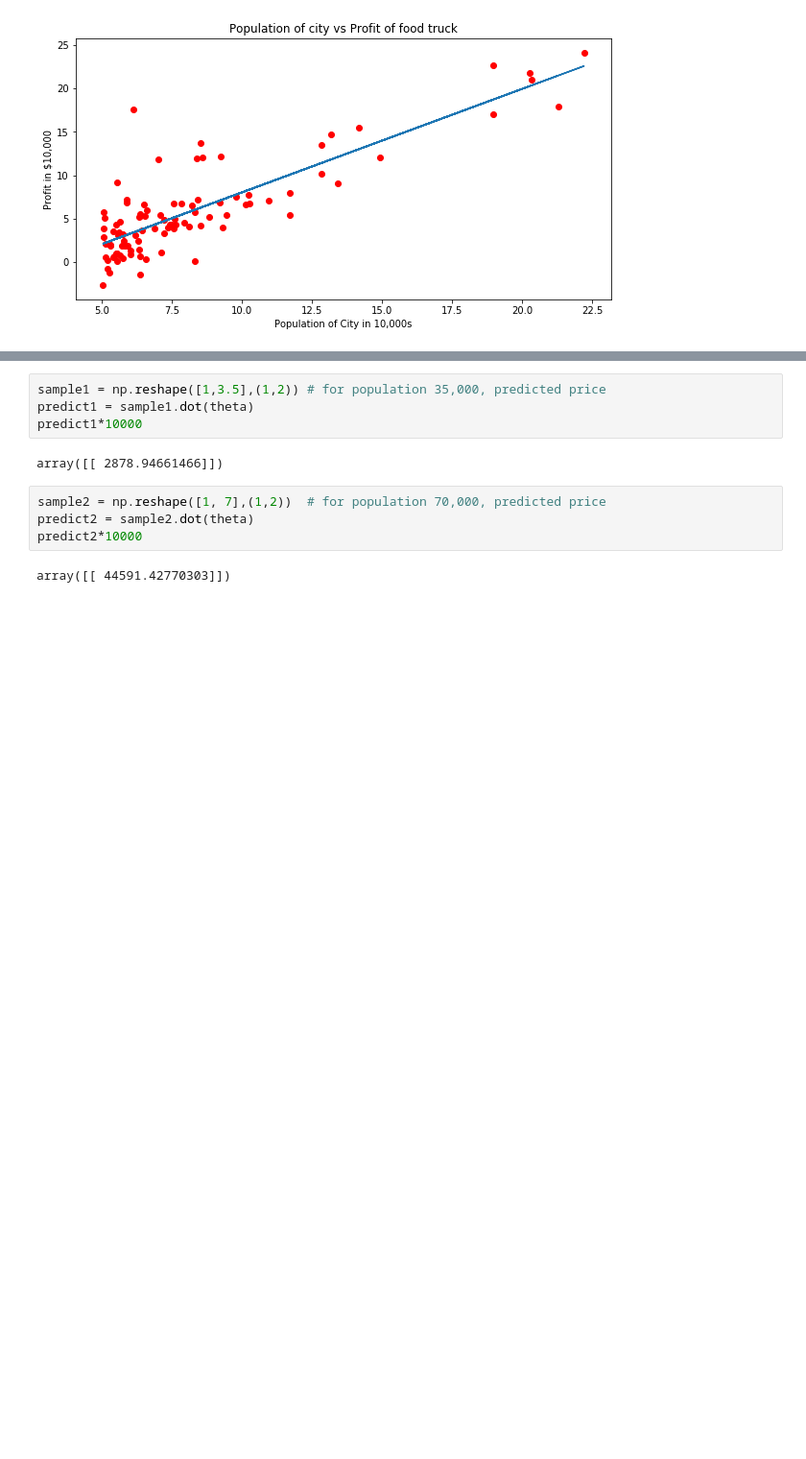
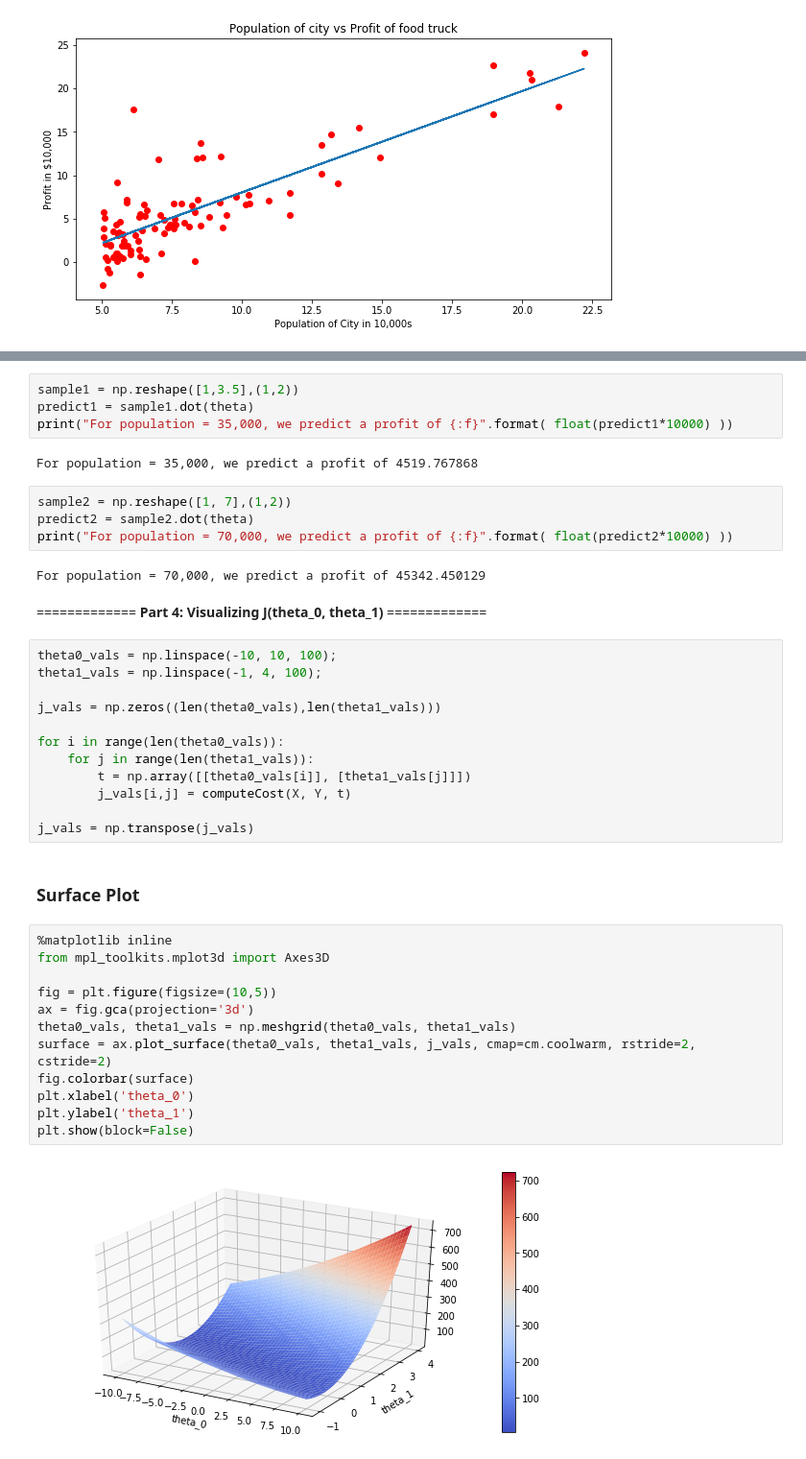
Before and after one commit to Ellipticamit/ML-Andrew-Ng-Assignment-Python, a Jupyter notebook: Linear Regression/ex1.ipynb, the cells around one changed output, grey strips where cells are left out. Shown at 96% size. Drawn from its saved outputs; the diff is of its cells as text; blank space fills up the shorter version.

Commit message:
final commit
Added Surface plot and contour plot

```diff
--- a/Linear Regression/ex1.ipynb
+++ b/Linear Regression/ex1.ipynb
@@ -106,12 +119,42 @@ plt.show()
 # %%
-sample1 = np.reshape([1,3.5],(1,2)) # for population 35,000, predicted price
+sample1 = np.reshape([1,3.5],(1,2))
 predict1 = sample1.dot(theta)
-predict1*10000
+print("For population = 35,000, we predict a profit of {:f}".format( float(predict1*10000) ))
 # %% [output]
-array([[ 2878.94661466]])
+For population = 35,000, we predict a profit of 4519.767868
 # %%
-sample2 = np.reshape([1, 7],(1,2))  # for population 70,000, predicted price
+sample2 = np.reshape([1, 7],(1,2))
 predict2 = sample2.dot(theta)
-predict2*10000
+print("For population = 70,000, we predict a profit of {:f}".format( float(predict2*10000) ))
 # %% [output]
-array([[ 44591.42770303]])
+For population = 70,000, we predict a profit of 45342.450129
+# %% [markdown]
+============= <strong>Part 4: Visualizing J(theta_0, theta_1)</strong> =============
+# %%
+theta0_vals = np.linspace(-10, 10, 100);
+theta1_vals = np.linspace(-1, 4, 100);
+
+j_vals = np.zeros((len(theta0_vals),len(theta1_vals)))
+
+for i in range(len(theta0_vals)):
+    for j in range(len(theta1_vals)):
+        t = np.array([[theta0_vals[i]], [theta1_vals[j]]])
+        j_vals[i,j] = computeCost(X, Y, t)
+
+j_vals = np.transpose(j_vals)
+# %% [markdown]
+<h3><strong>Surface Plot</strong></h3>
+# %%
+%matplotlib inline
+from mpl_toolkits.mplot3d import Axes3D
+
+fig = plt.figure(figsize=(10,5))
+ax = fig.gca(projection='3d')
+theta0_vals, theta1_vals = np.meshgrid(theta0_vals, theta1_vals)
+surface = ax.plot_surface(theta0_vals, theta1_vals, j_vals, cmap=cm.coolwarm, rstride=2, cstride=2)
+fig.colorbar(surface)
+plt.xlabel('theta_0')
+plt.ylabel('theta_1')
+plt.show(block=False)
+# %% [output]
+[figure, added]
```
Also changed, not shown: parts of 18 cells of this notebook.
